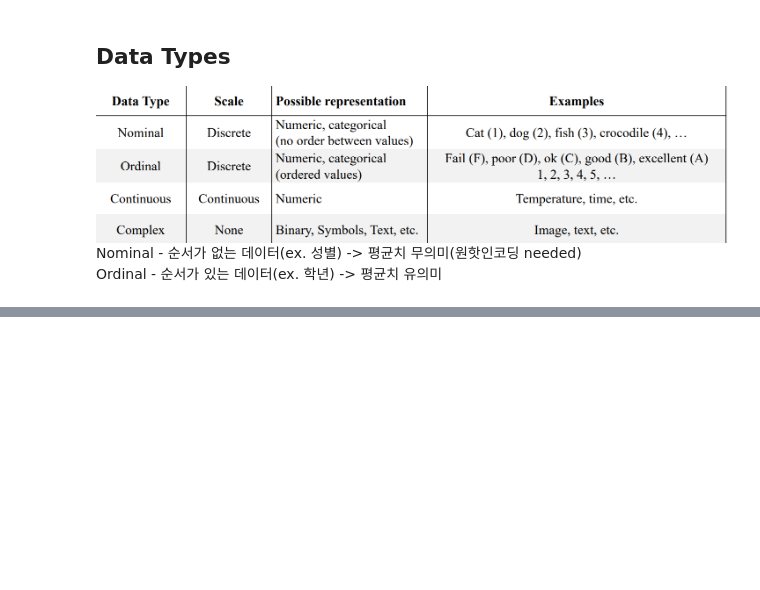
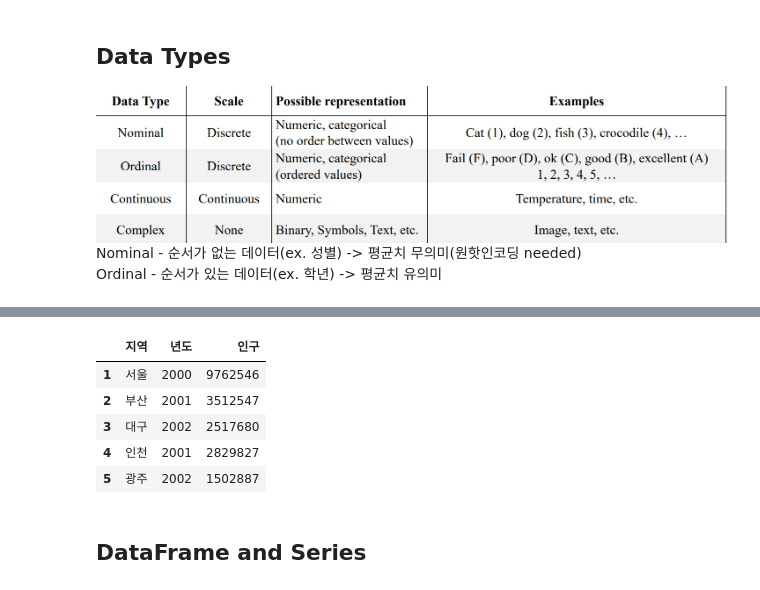
Before and after one commit to hyeon-BL/recording_study, a Jupyter notebook: Data_Science(2-1)/Week6/기본용어.ipynb, the cells around one changed output, grey strips where cells are left out. Saved outputs shown, nothing was run; the diff lists cells and outputs as text; code cells hidden in the pictures; blank space fills up the shorter version.

```diff
--- a/Data_Science(2-1)/Week6/기본용어.ipynb
+++ b/Data_Science(2-1)/Week6/기본용어.ipynb
@@ -5,0 +137,12 @@ Ordinal - 순서가 있는 데이터(ex. 학년) -> 평균치 유의미
+# %%
+del df['GDP'] # 열 삭제 df.drop('GDP', axis=1, inplace=True)와 동일 * axis에 주의
+df
+# %% [output]
+|  | 지역 | 년도 | 인구 |
+| 1 | 서울 | 2000 | 9762546 |
+| 2 | 부산 | 2001 | 3512547 |
+| 3 | 대구 | 2002 | 2517680 |
+| 4 | 인천 | 2001 | 2829827 |
+| 5 | 광주 | 2002 | 1502887 |
+# %% [markdown]
+## DataFrame and Series
```
Also changed, not shown: parts of 14 cells of this notebook.
